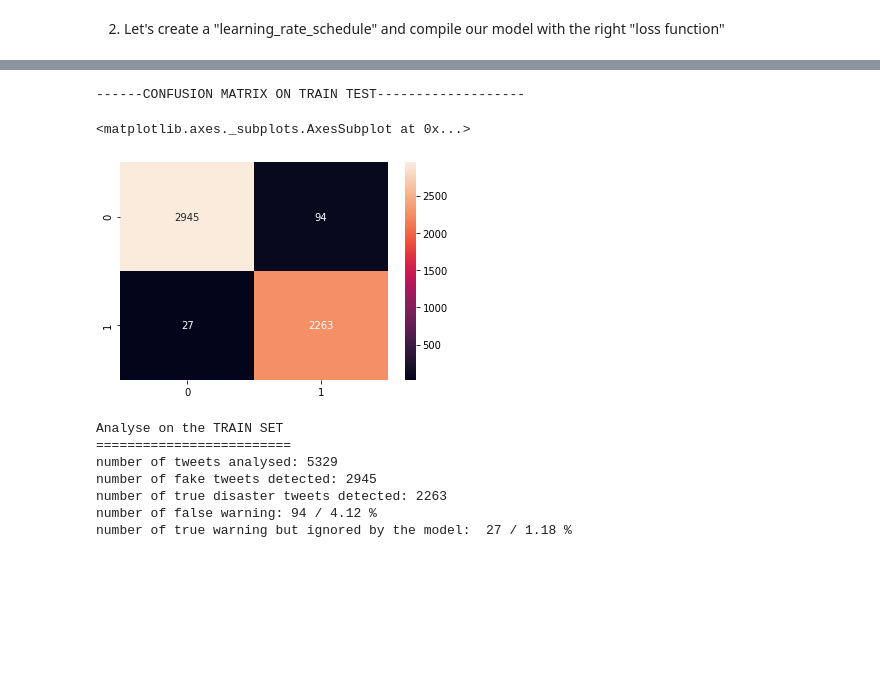
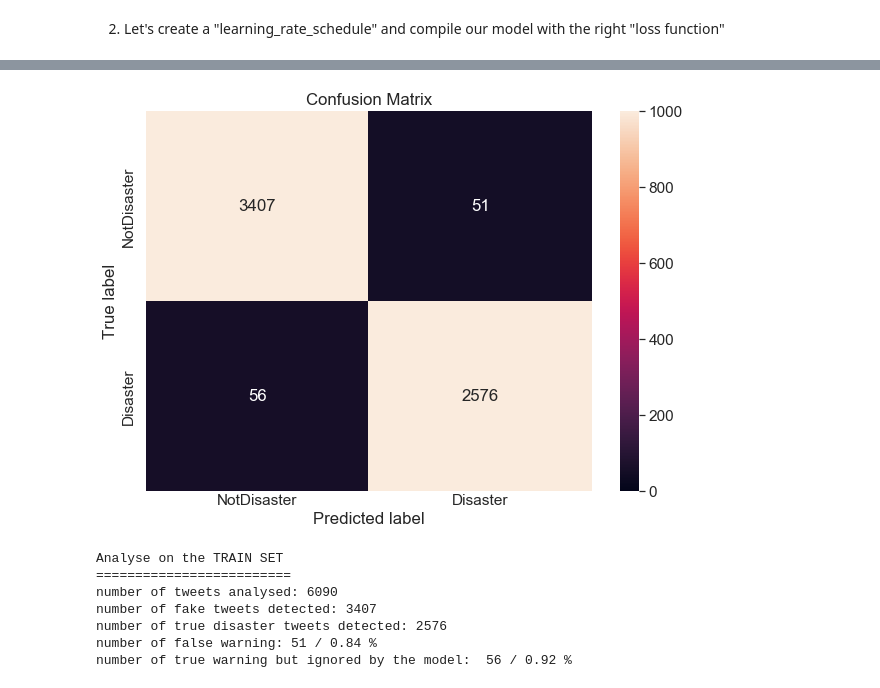
Before and after one commit to jralaizanaka/Data-Science-Projects-Porfolio, a Jupyter notebook: Deep Learning NLP/Disaster_Tweets_NLP_Deep_Learning.ipynb, the cells around one changed output, grey strips where cells are left out. Cells and saved outputs as stored; diff of their text form; code cells hidden in the pictures; blank space fills up the shorter version.

```diff
--- a/Deep Learning NLP/Disaster_Tweets_NLP_Deep_Learning.ipynb
+++ b/Deep Learning NLP/Disaster_Tweets_NLP_Deep_Learning.ipynb
@@ -506,15 +592,19 @@ array([[2945,   94],
 # %%
 from sklearn.metrics import confusion_matrix
 import seaborn as sns
-# %%
-cm = cm_train
-print("")
-print('------CONFUSION MATRIX ON TRAIN TEST-------------------')
-sns.heatmap(cm, annot=True, fmt='d')
-# %% [output]
-------CONFUSION MATRIX ON TRAIN TEST-------------------
-<matplotlib.axes._subplots.AxesSubplot at 0x...>
-[figure, removed]
+# %%
+cm =cm_train
+plt.figure(figsize=(10,7))
+sns.set(font_scale=1.4) # for label size
+sns.heatmap(cm, annot=True,vmin=0.0, vmax=1000.0, fmt='.0f') # font size
+plt.yticks([0.5,1.5], [ 'NotDisaster', 'Disaster'],va='center')
+plt.ylabel('True label')
+plt.xticks([0.5,1.5], [ 'NotDisaster', 'Disaster'],va='center')
+plt.xlabel('Predicted label')
+plt.title("Confusion Matrix")
+plt.show()
+# %% [output]
+[figure, added]
 # %%
 print("Analyse on the TRAIN SET ")
 print('=========================')
@@ -522,18 +612,18 @@ tot_train=tp_train+tn_train+fp_train+fn_train
 print("number of tweets analysed:",tot_train)
 print("number of fake tweets detected:",tn_train)
 print("number of true disaster tweets detected:",tp_train)
-fpp_train=np.round(fp_train/tot*100,2)
+fpp_train=np.round(fp_train/tot_train*100,2)
 print("number of false warning: {} / {} %".format(fp_train,fpp_train))
-fnp_train=np.round(fn_train/tot*100,2)
+fnp_train=np.round(fn_train/tot_train*100,2)
 print("number of true warning but ignored by the model:  {} / {} %".format(fn_train,fnp_train))
 # %% [output]
 Analyse on the TRAIN SET
 =========================
-number of tweets analysed: 5329
-number of fake tweets detected: 2945
-number of true disaster tweets detected: 2263
-number of false warning: 94 / 4.12 %
-number of true warning but ignored by the model:  27 / 1.18 %
+number of tweets analysed: 6090
+number of fake tweets detected: 3407
+number of true disaster tweets detected: 2576
+number of false warning: 51 / 0.84 %
+number of true warning but ignored by the model:  56 / 0.92 %
 # %%
 import numpy as np
 cm_test=np.array([[tn,fp],[fn,tp]])
```
Also changed, not shown: parts of 44 cells of this notebook, 9 other files.
